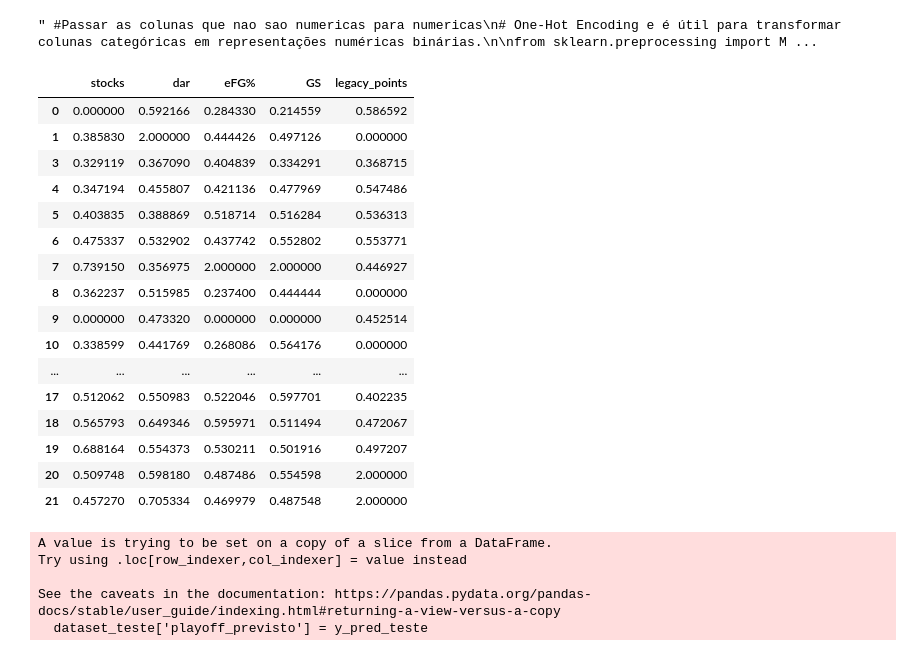
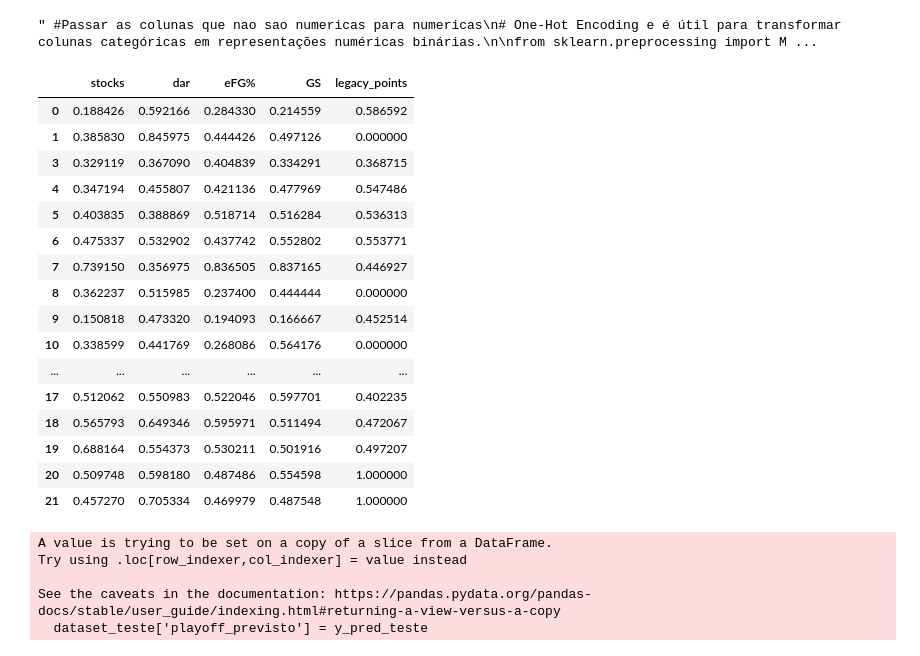
Before and after one commit to maxbper/AC, a Jupyter notebook: junta_2.ipynb, the cells around one changed output. Cells and saved outputs as stored; diff of their text form; code cells hidden in the pictures.

```diff
--- a/junta_2.ipynb
+++ b/junta_2.ipynb
@@ -574,51 +574,51 @@ from sklearn.ensemble import RandomForestRegressor
 from sklearn.ensemble import GradientBoostingRegressor
 from sklearn.linear_model import LinearRegression
 from sklearn.linear_model import Ridge
 from sklearn.linear_model import Lasso
 from sklearn.linear_model import ElasticNet
 from sklearn.neural_network import MLPRegressor
 from tensorflow.keras.models import Sequential
 from tensorflow.keras.layers import Dense
 from sklearn.ensemble import ExtraTreesRegressor
 from sklearn.linear_model import ElasticNet
 import xgboost as xgb
 import lightgbm as lgb
 
 def scale_values(df):
-    df_scaled = df.applymap(lambda x: 2 if x > 0.8 else x)
-    df_scaled2 = df_scaled.applymap(lambda x: 0 if x < 0.2 else x)
+    df_scaled = df.applymap(lambda x: 1 if x > 0.85 else x)
+    df_scaled2 = df_scaled.applymap(lambda x: 0 if x < 0.15 else x)
     return df_scaled2
 
 # Features (X) e alvo (y)
 X_treino = dataset_treino[important_variable_names] #Antigamente 'PER', 'TS%', 'eFG%'
 y_treino = dataset_treino['playoff']
 
 X_teste = dataset_teste[important_variable_names]
 y_teste = dataset_teste['playoff']
 
 # Aplicando a transformação para dar mais valores a uns que a outros
 X_treino = scale_values(X_treino)
 X_teste = scale_values(X_teste)
 
 X_treino.head(20)
 # %% [output]
 |  | stocks | dar | eFG% | GS | legacy_points |
-| 0 | 0.000000 | 0.592166 | 0.284330 | 0.214559 | 0.586592 |
-| 1 | 0.385830 | 2.000000 | 0.444426 | 0.497126 | 0.000000 |
+| 0 | 0.188426 | 0.592166 | 0.284330 | 0.214559 | 0.586592 |
+| 1 | 0.385830 | 0.845975 | 0.444426 | 0.497126 | 0.000000 |
 | 3 | 0.329119 | 0.367090 | 0.404839 | 0.334291 | 0.368715 |
 | 4 | 0.347194 | 0.455807 | 0.421136 | 0.477969 | 0.547486 |
 | 5 | 0.403835 | 0.388869 | 0.518714 | 0.516284 | 0.536313 |
 | 6 | 0.475337 | 0.532902 | 0.437742 | 0.552802 | 0.553771 |
-| 7 | 0.739150 | 0.356975 | 2.000000 | 2.000000 | 0.446927 |
+| 7 | 0.739150 | 0.356975 | 0.836505 | 0.837165 | 0.446927 |
 | 8 | 0.362237 | 0.515985 | 0.237400 | 0.444444 | 0.000000 |
-| 9 | 0.000000 | 0.473320 | 0.000000 | 0.000000 | 0.452514 |
+| 9 | 0.150818 | 0.473320 | 0.194093 | 0.166667 | 0.452514 |
 | 10 | 0.338599 | 0.441769 | 0.268086 | 0.564176 | 0.000000 |
 | ... | ... | ... | ... | ... | ... |
 | 17 | 0.512062 | 0.550983 | 0.522046 | 0.597701 | 0.402235 |
 | 18 | 0.565793 | 0.649346 | 0.595971 | 0.511494 | 0.472067 |
 | 19 | 0.688164 | 0.554373 | 0.530211 | 0.501916 | 0.497207 |
-| 20 | 0.509748 | 0.598180 | 0.487486 | 0.554598 | 2.000000 |
-| 21 | 0.457270 | 0.705334 | 0.469979 | 0.487548 | 2.000000 |
+| 20 | 0.509748 | 0.598180 | 0.487486 | 0.554598 | 1.000000 |
+| 21 | 0.457270 | 0.705334 | 0.469979 | 0.487548 | 1.000000 |
 # %%
 #Criar ficheiros para guardar resultados e avaliar
 dataset_resultados = pd.DataFrame({})
```
Also changed, not shown: parts of 8 cells of this notebook, 1 other file.
